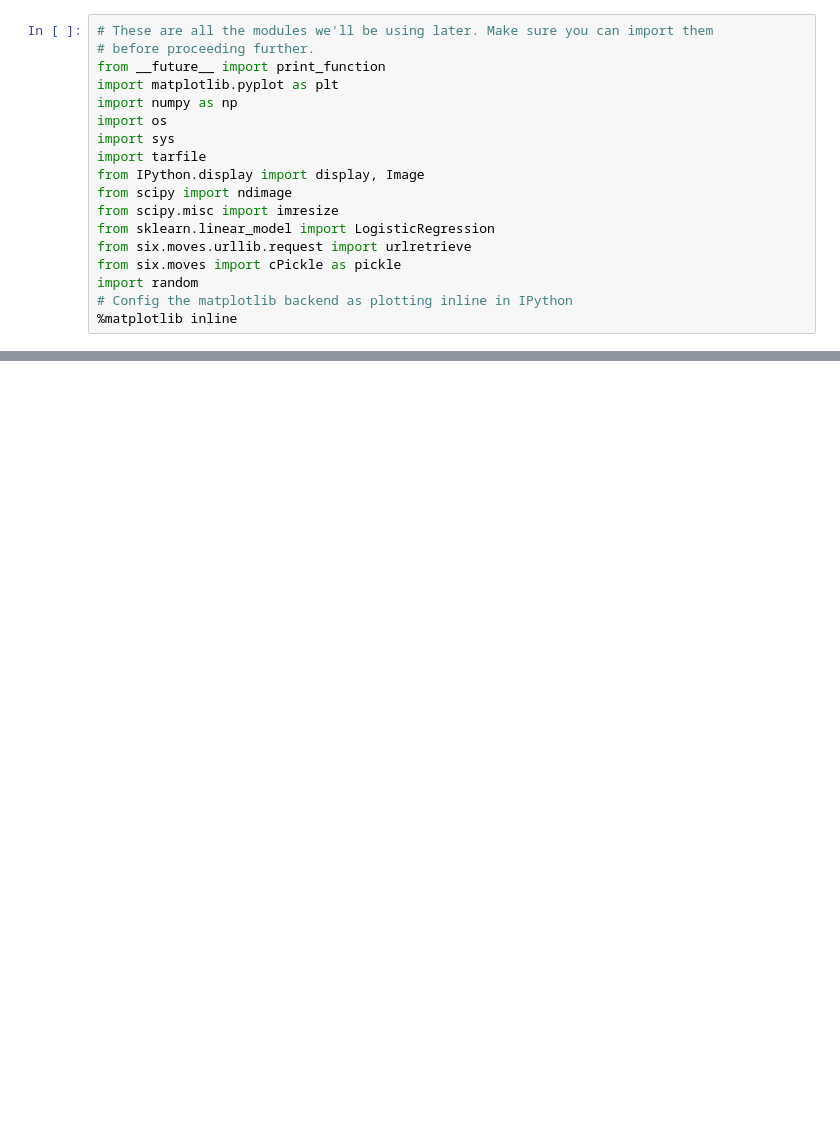
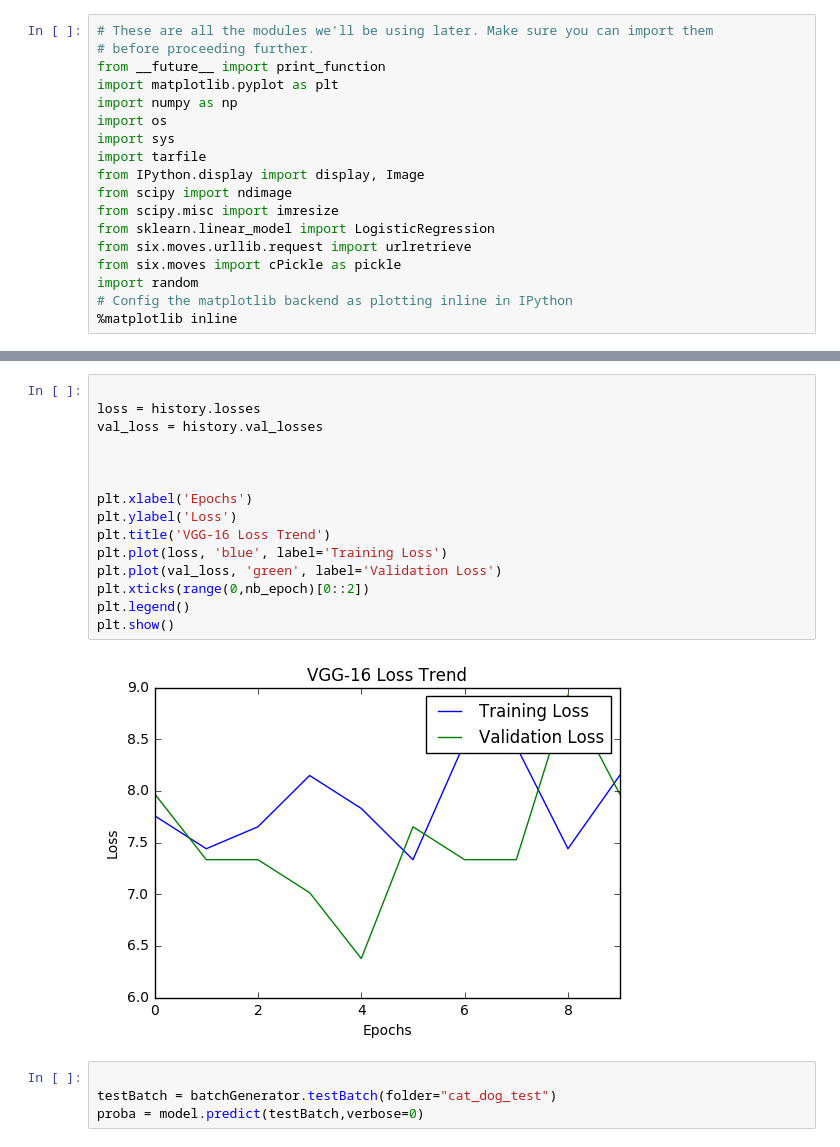
Before and after one commit to yhfy2006/machineLearningInPython, a Jupyter notebook: udacity-deeplearning/Cat_and_dog.ipynb, the cells around one changed output, grey strips where cells are left out. Drawn from its saved outputs; the diff is of its cells as text; blank space fills up the shorter version.

```diff
--- a/udacity-deeplearning/Cat_and_dog.ipynb
+++ b/udacity-deeplearning/Cat_and_dog.ipynb
@@ -148,0 +219,21 @@ Epoch 1/1
+# %%
+
+loss = history.losses
+val_loss = history.val_losses
+
+
+
+plt.xlabel('Epochs')
+plt.ylabel('Loss')
+plt.title('VGG-16 Loss Trend')
+plt.plot(loss, 'blue', label='Training Loss')
+plt.plot(val_loss, 'green', label='Validation Loss')
+plt.xticks(range(0,nb_epoch)[0::2])
+plt.legend()
+plt.show()
+# %% [output]
+[figure, added]
+# %%
+
+testBatch = batchGenerator.testBatch(folder="cat_dog_test")
+proba = model.predict(testBatch,verbose=0)
```
Also changed, not shown: parts of 8 cells of this notebook.
